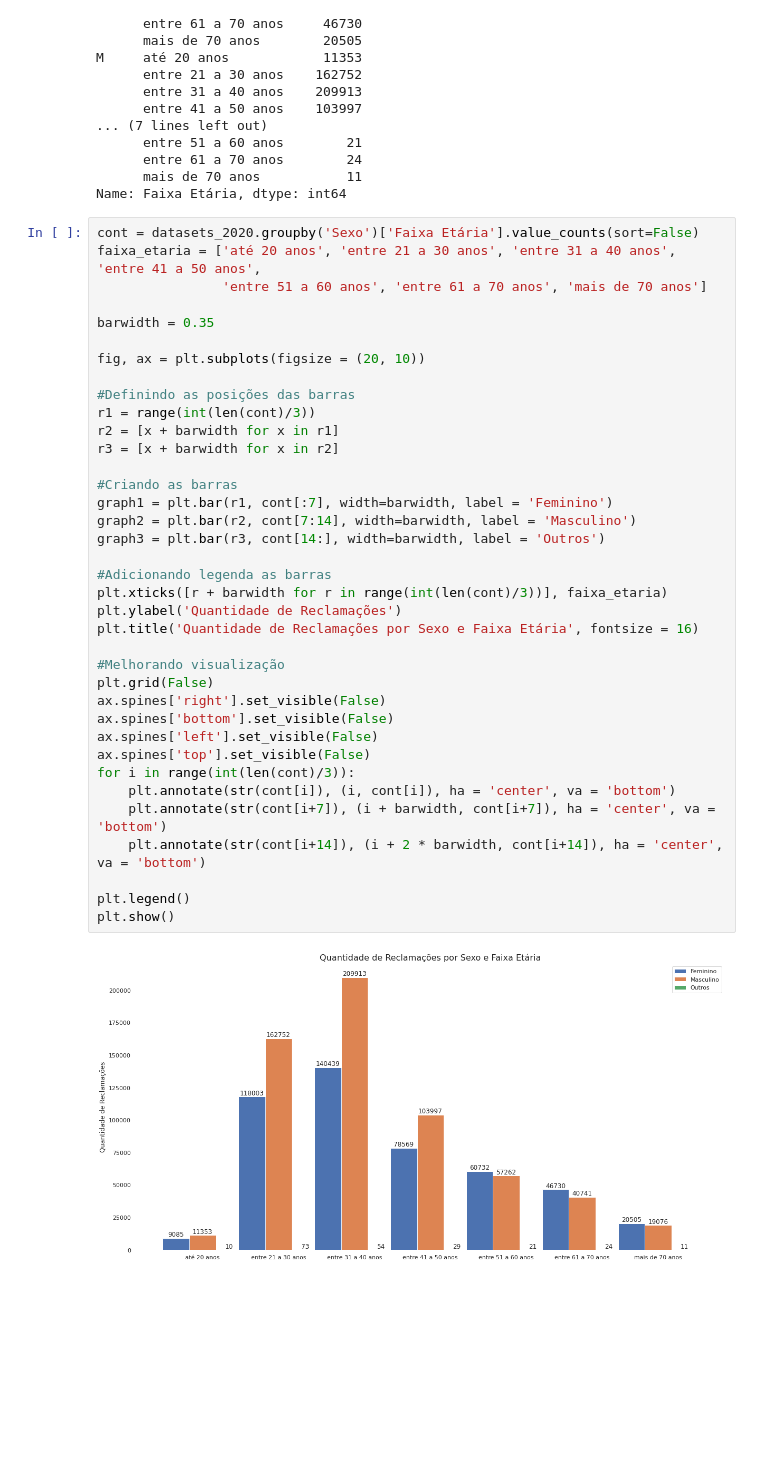
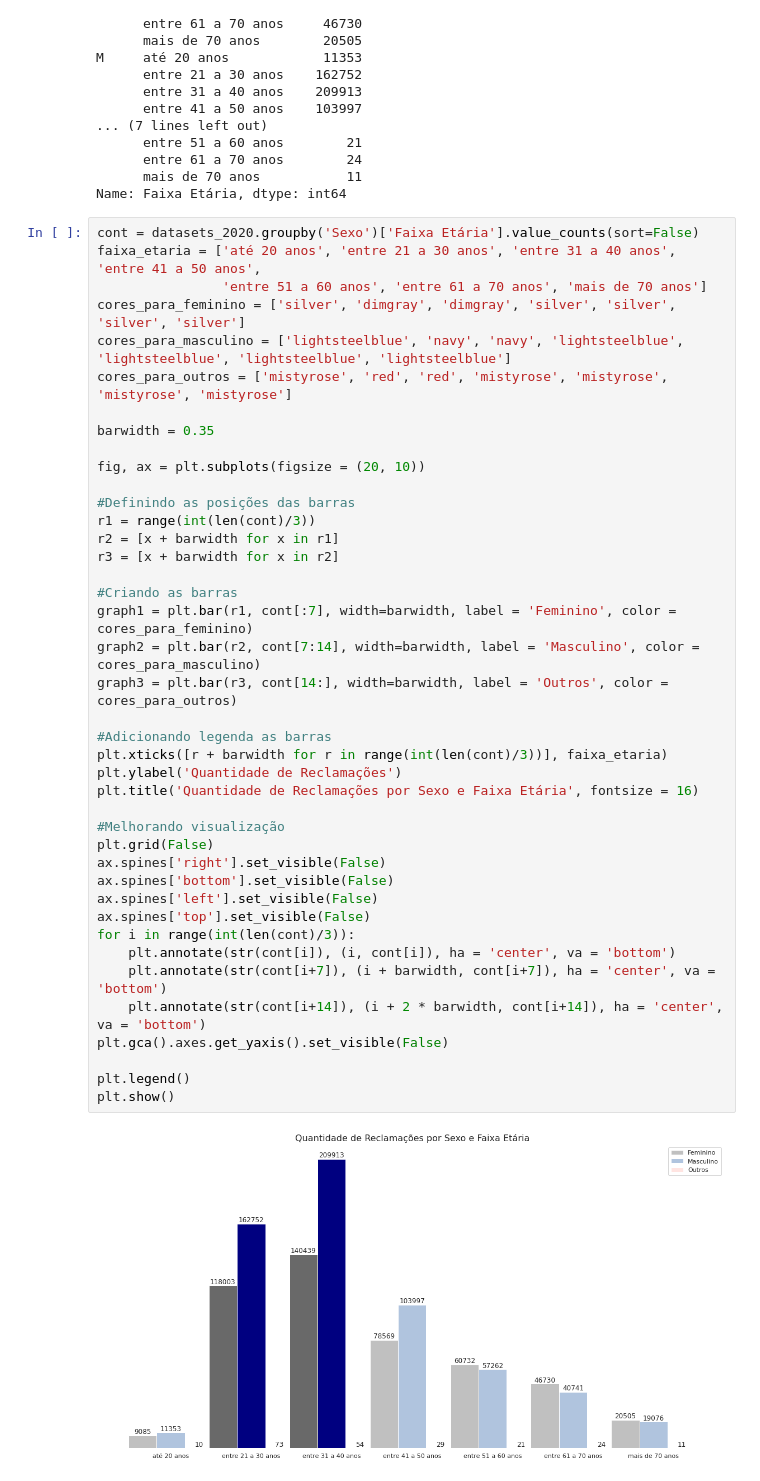
Before and after one commit to renatagsr/projetos, a Jupyter notebook: Análise de Dados/EDA.ipynb, the cells around one changed output. Saved outputs shown, nothing was run; the diff lists cells and outputs as text; blank space fills up the shorter version.

```diff
--- a/Análise de Dados/EDA.ipynb
+++ b/Análise de Dados/EDA.ipynb
@@ -177,38 +177,42 @@ Name: Faixa Etária, dtype: int64
 cont = datasets_2020.groupby('Sexo')['Faixa Etária'].value_counts(sort=False)
 faixa_etaria = ['até 20 anos', 'entre 21 a 30 anos', 'entre 31 a 40 anos', 'entre 41 a 50 anos',
                 'entre 51 a 60 anos', 'entre 61 a 70 anos', 'mais de 70 anos']
+cores_para_feminino = ['silver', 'dimgray', 'dimgray', 'silver', 'silver', 'silver', 'silver']
+cores_para_masculino = ['lightsteelblue', 'navy', 'navy', 'lightsteelblue', 'lightsteelblue', 'lightsteelblue', 'lightsteelblue']
+cores_para_outros = ['mistyrose', 'red', 'red', 'mistyrose', 'mistyrose', 'mistyrose', 'mistyrose']
 
 barwidth = 0.35
 
 fig, ax = plt.subplots(figsize = (20, 10))
 
 #Definindo as posições das barras
 r1 = range(int(len(cont)/3))
 r2 = [x + barwidth for x in r1]
 r3 = [x + barwidth for x in r2]
 
 #Criando as barras
-graph1 = plt.bar(r1, cont[:7], width=barwidth, label = 'Feminino')
-graph2 = plt.bar(r2, cont[7:14], width=barwidth, label = 'Masculino')
-graph3 = plt.bar(r3, cont[14:], width=barwidth, label = 'Outros')
+graph1 = plt.bar(r1, cont[:7], width=barwidth, label = 'Feminino', color = cores_para_feminino)
+graph2 = plt.bar(r2, cont[7:14], width=barwidth, label = 'Masculino', color = cores_para_masculino)
+graph3 = plt.bar(r3, cont[14:], width=barwidth, label = 'Outros', color = cores_para_outros)
 
 #Adicionando legenda as barras
 plt.xticks([r + barwidth for r in range(int(len(cont)/3))], faixa_etaria)
 plt.ylabel('Quantidade de Reclamações')
 plt.title('Quantidade de Reclamações por Sexo e Faixa Etária', fontsize = 16)
 
 #Melhorando visualização
 plt.grid(False)
 ax.spines['right'].set_visible(False)
 ax.spines['bottom'].set_visible(False)
 ax.spines['left'].set_visible(False)
 ax.spines['top'].set_visible(False)
 for i in range(int(len(cont)/3)):
     plt.annotate(str(cont[i]), (i, cont[i]), ha = 'center', va = 'bottom')
     plt.annotate(str(cont[i+7]), (i + barwidth, cont[i+7]), ha = 'center', va = 'bottom')
     plt.annotate(str(cont[i+14]), (i + 2 * barwidth, cont[i+14]), ha = 'center', va = 'bottom')
+plt.gca().axes.get_yaxis().set_visible(False)
 
 plt.legend()
 plt.show()
 # %% [output]
-[figure, old version]
+[figure, new version]
```
Also changed, not shown: parts of 7 cells of this notebook.
